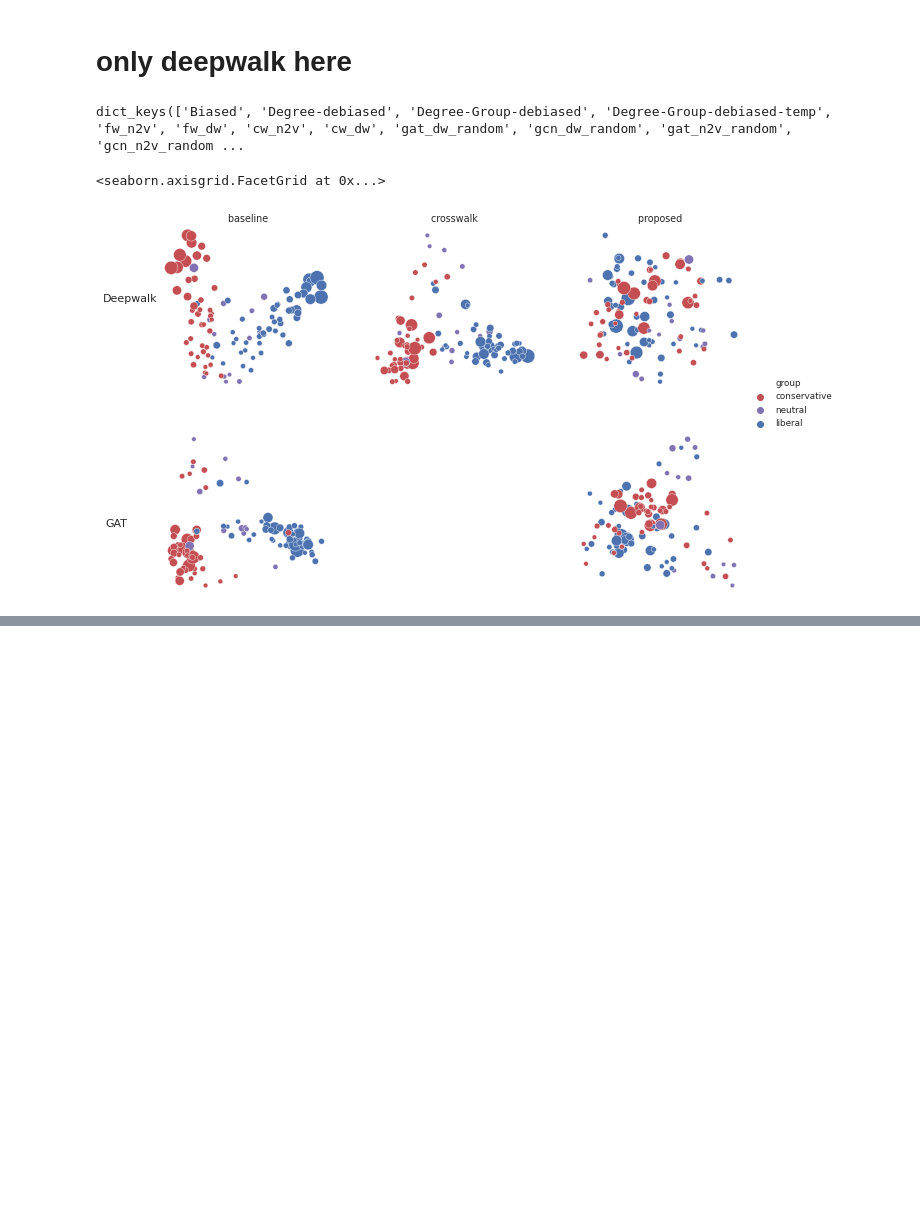
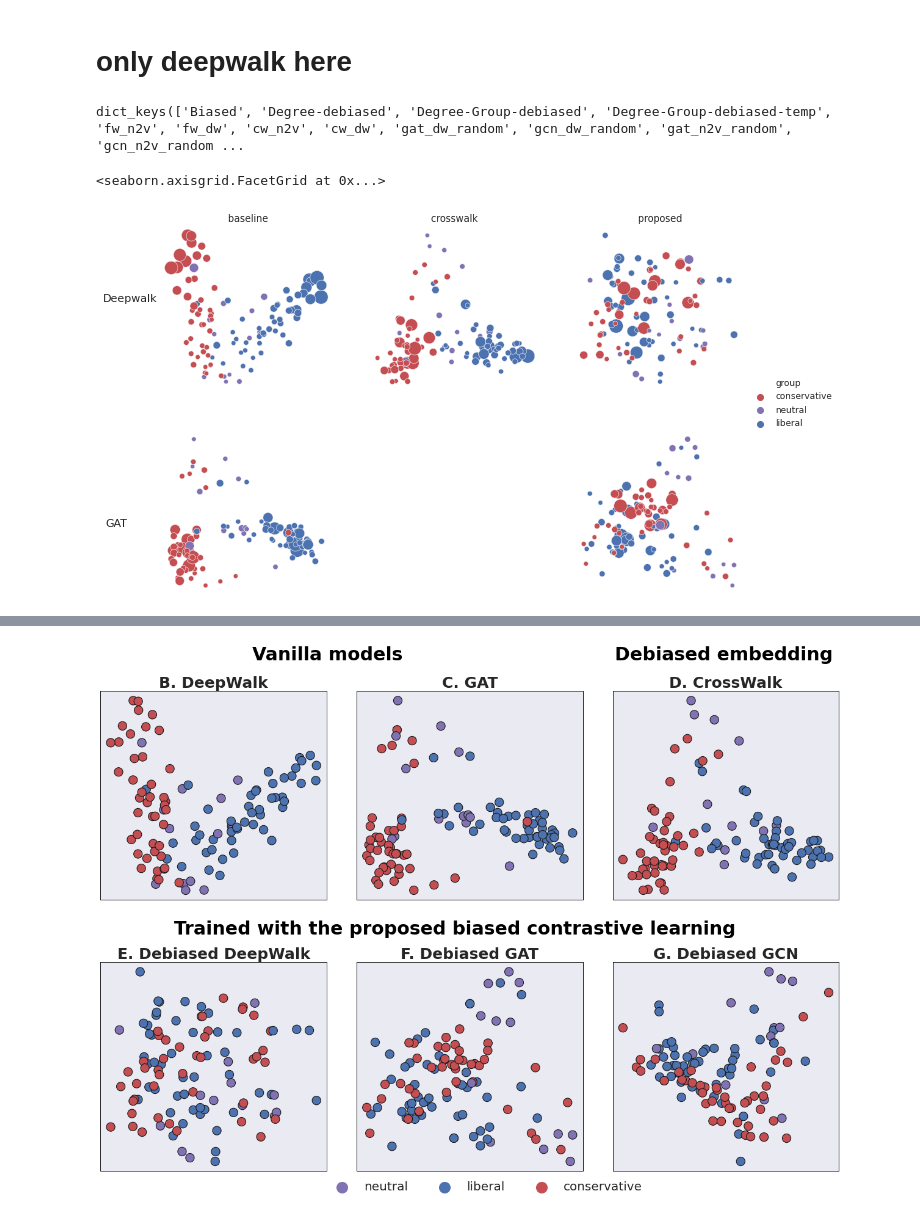
Before and after one commit to thunderock/residual2vec_, a Jupyter notebook: notebooks/PLOTS/demonstration.ipynb, the cells around one changed output, grey strips where cells are left out. Drawn from its saved outputs; the diff is of its cells as text; code cells hidden in the pictures; blank space fills up the shorter version.

```diff
--- a/notebooks/PLOTS/demonstration.ipynb
+++ b/notebooks/PLOTS/demonstration.ipynb
@@ -266,0 +431,70 @@ plt.show()
+# %%
+sns.set()
+g = sns.FacetGrid(
+    data=df,
+#     row="row",
+    col='model',
+    sharex=False,
+    sharey=False,
+    col_wrap=3,
+    height=6,
+    despine=True,
+    legend_out=True
+
+)
+cmap = sns.color_palette()
+colors = {'liberal': 'blue', 'conservative': 'red', 'neutral': 'purple'}
+colors = {'liberal': cmap[0], 'conservative': cmap[3], 'neutral': cmap[4]}
+
+g.map(sns.scatterplot, "x", "y", "group", sizes=(20, 200), palette = colors, s=200, edgecolor="k")
+mapping = {
+    'network': 'A. Political book network', 'Biased': 'B. DeepWalk',
+    'gat_dw_random': 'C. GAT', 'cw_dw': 'D. CrossWalk', 'n2v': 'Schematic Illustration',
+    'gat_dw_r2v': 'F. Debiased GAT', 'gcn_dw_r2v': 'G. Debiased GCN', 'Degree-Group-debiased': 'E. Debiased DeepWalk'
+}
+
+
+# for ax in g.axes.flatten(): # Loop directly on the flattened axes
+
+
+for (i,j,k), data in g.facet_data():
+
+    ax = g.facet_axis(i, j)
+    # need to see a better way of removing title
+    title = ax.get_title()
+    title = title.replace("model = ", "")
+    title = mapping[title]
+#     ax.set_axis_off()
+    ax.set_title(title, fontdict={'fontsize': 25, 'fontweight': 'heavy'})
+
+    for _, spine in ax.spines.items():
+        spine.set_visible(True) # You have to first turn them on
+        spine.set_color('black')
+        spine.set_linewidth(1)
+
+
+
+    ax.set_xticks([])
+    ax.set_yticks([])
+#     if j not in [0, 4]:
+# #         print(ax.figure.get_figwidth(), ax.figure.get_figheight())
+#         ax.figure.set_figwidth(20)
+#         ax.figure.set_figheight(9)
+
+plt.text(0-9, 7.5, "Vanilla models", horizontalalignment='left',
+         size='medium', color='black', weight='bold', fontsize=30)
+plt.text(0-2, 7.5, "Debiased embedding", horizontalalignment='left',
+         size='medium', color='black', weight='bold', fontsize=30)
+
+plt.text(0-10.5, 2.5, "Trained with the proposed biased contrastive learning", horizontalalignment='left',
+         size='medium', color='black', weight='bold', fontsize=30)
+# plt.text(0-17.2, 0, "Schematic Illustration", horizontalalignment='left',
+#          size='medium', color='black', weight='bold', fontsize=30)
+g.add_legend(markerscale=3)
+g.set_axis_labels(x_var="", y_var="")
+plt.subplots_adjust(hspace=0.3)
+sns.move_legend(g, "lower center", bbox_to_anchor=(.5, -0.005), ncol=3, fontsize=20)
+fig.savefig("somefile.png", dpi="figure", )
+plt.show()
+# %% [output]
+[figure, added]
```
Also changed, not shown: parts of 8 cells of this notebook, 4 other files.
